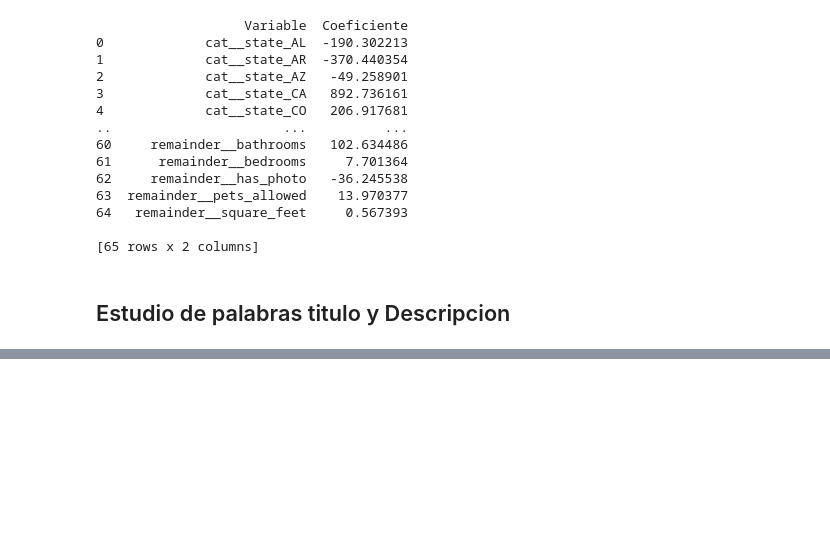
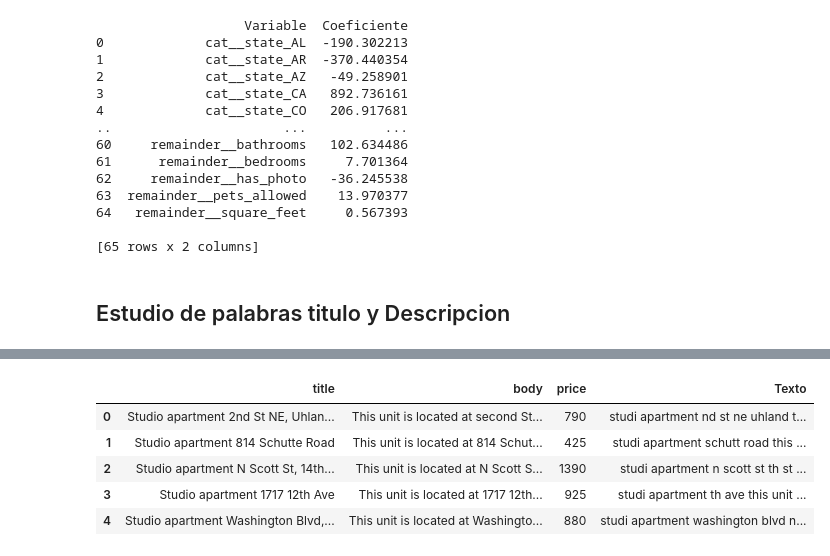
Before and after one commit to Analitica-2025-01/Proyecto-1, a Jupyter notebook: Limpieza de Datos/Limpieza.ipynb, the cells around one changed output, grey strips where cells are left out. Saved outputs shown, nothing was run; the diff lists cells and outputs as text; code cells hidden in the pictures; blank space fills up the shorter version.

```diff
--- a/Limpieza de Datos/Limpieza.ipynb
+++ b/Limpieza de Datos/Limpieza.ipynb
@@ -366,0 +436,2 @@ print(tabla_coef)
+# %%
+df_text.columns = df_text.columns.str.strip()
@@ -366,0 +520,12 @@ print(tabla_coef)
+# %%
+df_procesado = df_text.copy()
+df_procesado['Texto'] = df_text['title'] + ' ' + df_text['body']
+df_procesado['Texto'] = df_procesado['Texto'].apply(procesar)
+df_procesado.head()
+# %% [output]
+|  | title | body | price | Texto |
+| 0 | Studio apartment 2nd St NE, Uhlan... | This unit is located at second St... | 790 | studi apartment nd st ne uhland t... |
+| 1 | Studio apartment 814 Schutte Road | This unit is located at 814 Schut... | 425 | studi apartment schutt road this ... |
+| 2 | Studio apartment N Scott St, 14th... | This unit is located at N Scott S... | 1390 | studi apartment n scott st th st ... |
+| 3 | Studio apartment 1717 12th Ave | This unit is located at 1717 12th... | 925 | studi apartment th ave this unit ... |
+| 4 | Studio apartment Washington Blvd,... | This unit is located at Washingto... | 880 | studi apartment washington blvd n... |
```
Also changed, not shown: parts of 15 cells of this notebook.
